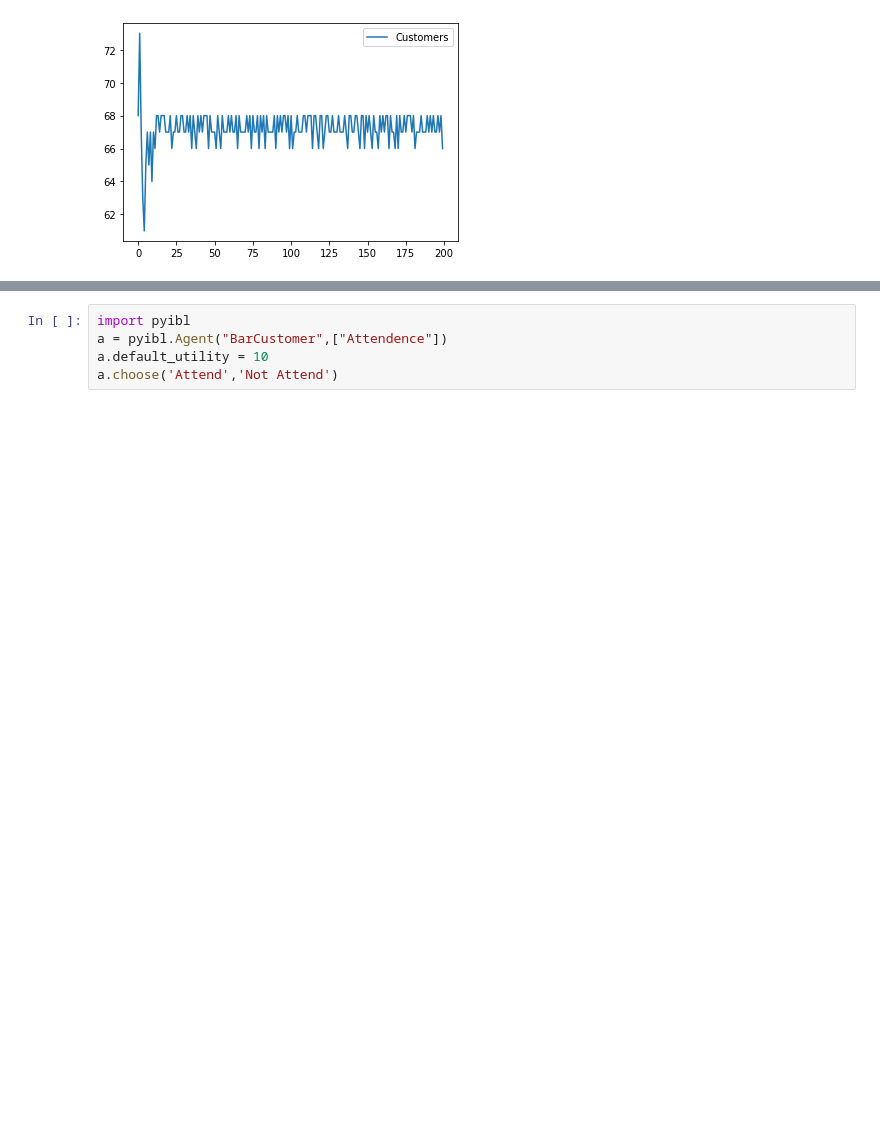
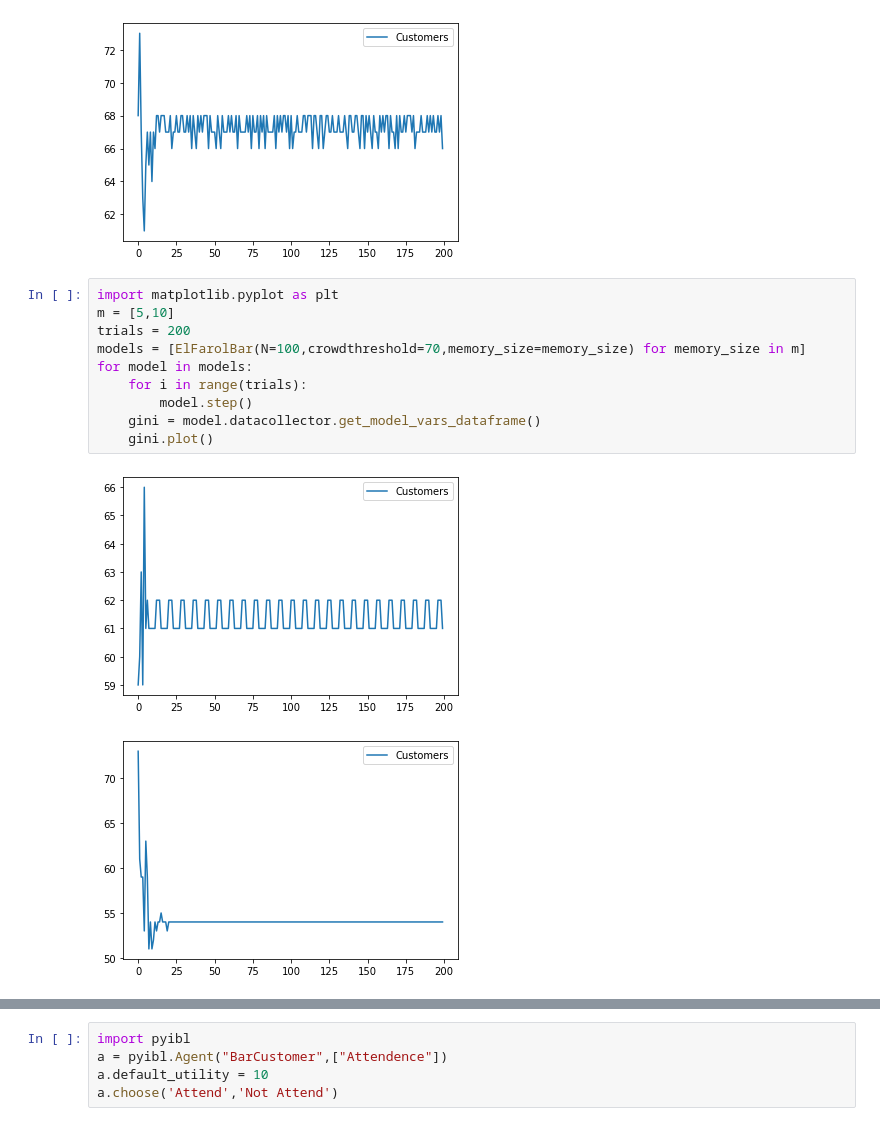
Before and after one commit to projectmesa/mesa, a Jupyter notebook: examples/el_farol/el_farol/el_farol.ipynb, the cells around one changed output, grey strips where cells are left out. Saved outputs shown, nothing was run; the diff lists cells and outputs as text; blank space fills up the shorter version.

```diff
--- a/examples/el_farol/el_farol/el_farol.ipynb
+++ b/examples/el_farol/el_farol/el_farol.ipynb
@@ -118,3 +107,16 @@ gini.plot()
 <matplotlib.axes._subplots.AxesSubplot at 0x...>
 [figure]
 [figure]
+# %%
+import matplotlib.pyplot as plt
+m = [5,10]
+trials = 200
+models = [ElFarolBar(N=100,crowdthreshold=70,memory_size=memory_size) for memory_size in m]
+for model in models:
+    for i in range(trials):
+        model.step()
+    gini = model.datacollector.get_model_vars_dataframe()
+    gini.plot()
+# %% [output]
+[figure, added]
+[figure, added]
```
Also changed, not shown: parts of 14 cells of this notebook.
